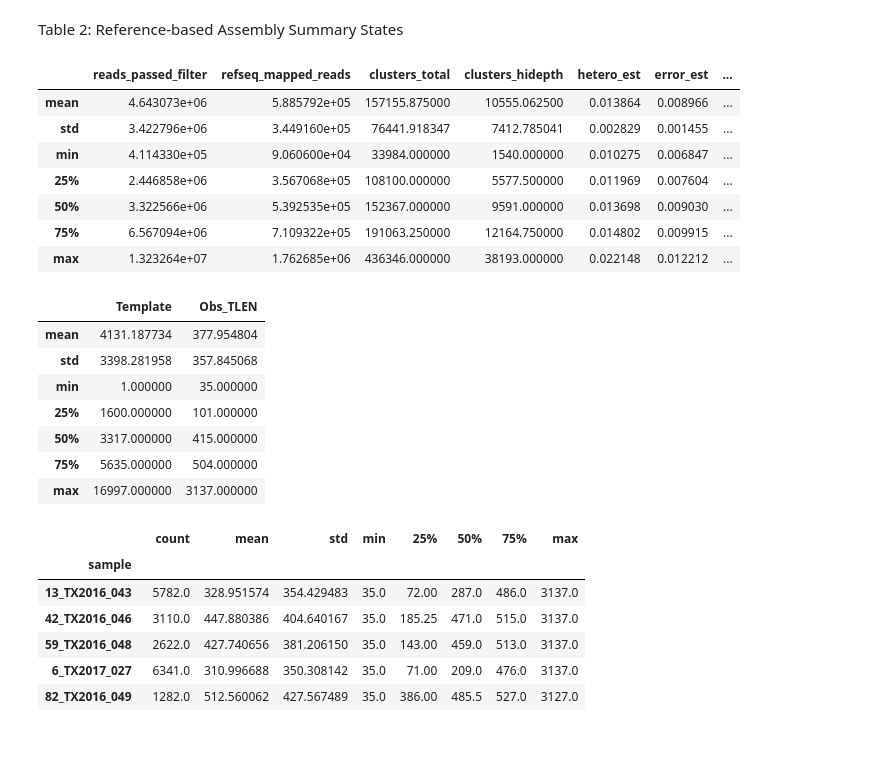
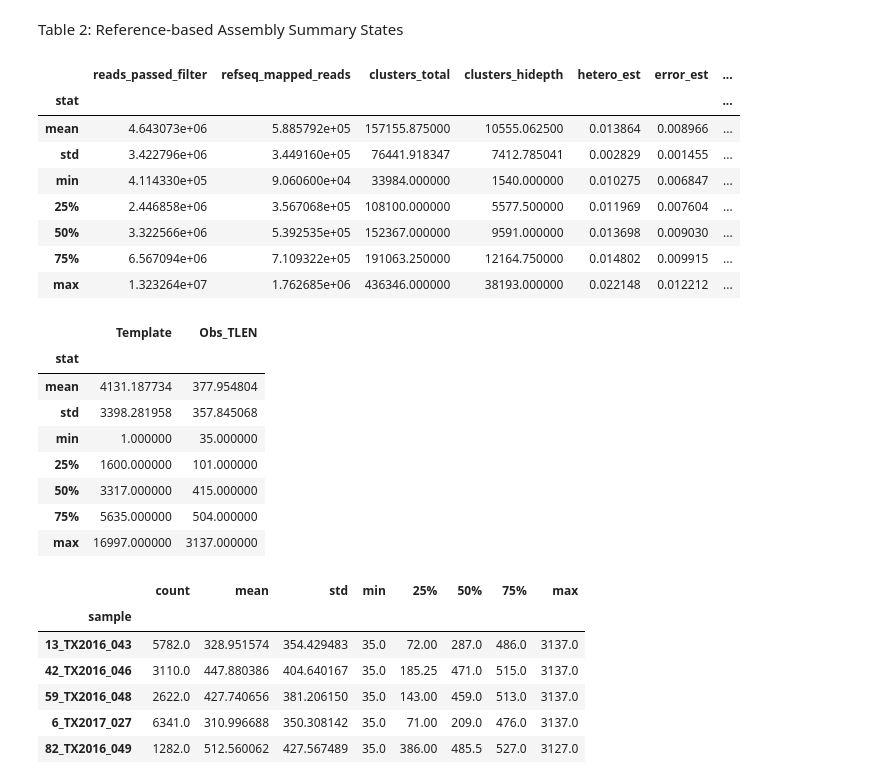
Before and after one commit to RezaBergemann/finalproject, a Jupyter notebook: ipyrad09/AssemblyBothReport.ipynb, the cells around one changed output. Cells and saved outputs as stored; diff of their text form; code cells hidden in the pictures; blank space fills up the shorter version.

```diff
--- a/ipyrad09/AssemblyBothReport.ipynb
+++ b/ipyrad09/AssemblyBothReport.ipynb
@@ -88,9 +72,10 @@ assembly
 # %% [markdown]
 Table 2: Reference-based Assembly Summary States
 # %%
-assembly.describe().drop(index = "count")
+assembly.describe().drop(index = "count").reset_index().rename(columns = {"index":"stat"}).set_index("stat")
 # %% [output]
 |  | reads_passed_filter | refseq_mapped_reads | clusters_total | clusters_hidepth | hetero_est | error_est | ... |
+| stat |  |  |  |  |  |  | ... |
 | mean | 4.643073e+06 | 5.885792e+05 | 157155.875000 | 10555.062500 | 0.013864 | 0.008966 | ... |
 | std | 3.422796e+06 | 3.449160e+05 | 76441.918347 | 7412.785041 | 0.002829 | 0.001455 | ... |
 | min | 4.114330e+05 | 9.060600e+04 | 33984.000000 | 1540.000000 | 0.010275 | 0.006847 | ... |
@@ -100,9 +85,10 @@ assembly.describe().drop(index = "count")
 | max | 1.323264e+07 | 1.762685e+06 | 436346.000000 | 38193.000000 | 0.022148 | 0.012212 | ... |
 # %%
 tlens = pd.read_csv("phys_both_consens/TLENs.csv",header=None, names =["Template", "Sample", "Obs_TLEN"])
-tlens.describe().drop(index = "count")
+tlens.describe().drop(index = "count").reset_index().rename(columns = {"index":"stat"}).set_index("stat")
 # %% [output]
 |  | Template | Obs_TLEN |
+| stat |  |  |
 | mean | 4131.187734 | 377.954804 |
 | std | 3398.281958 | 357.845068 |
 | min | 1.000000 | 35.000000 |
```
Also changed, not shown: parts of 2 cells of this notebook, 1 other file.
